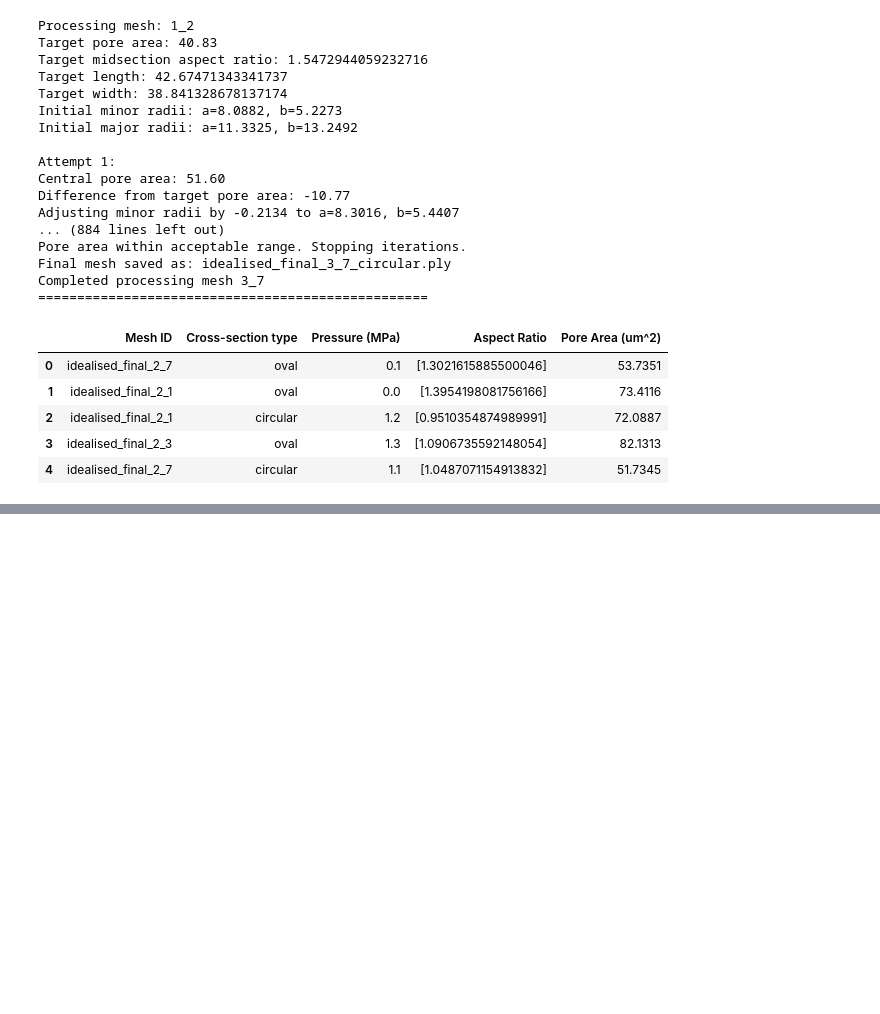
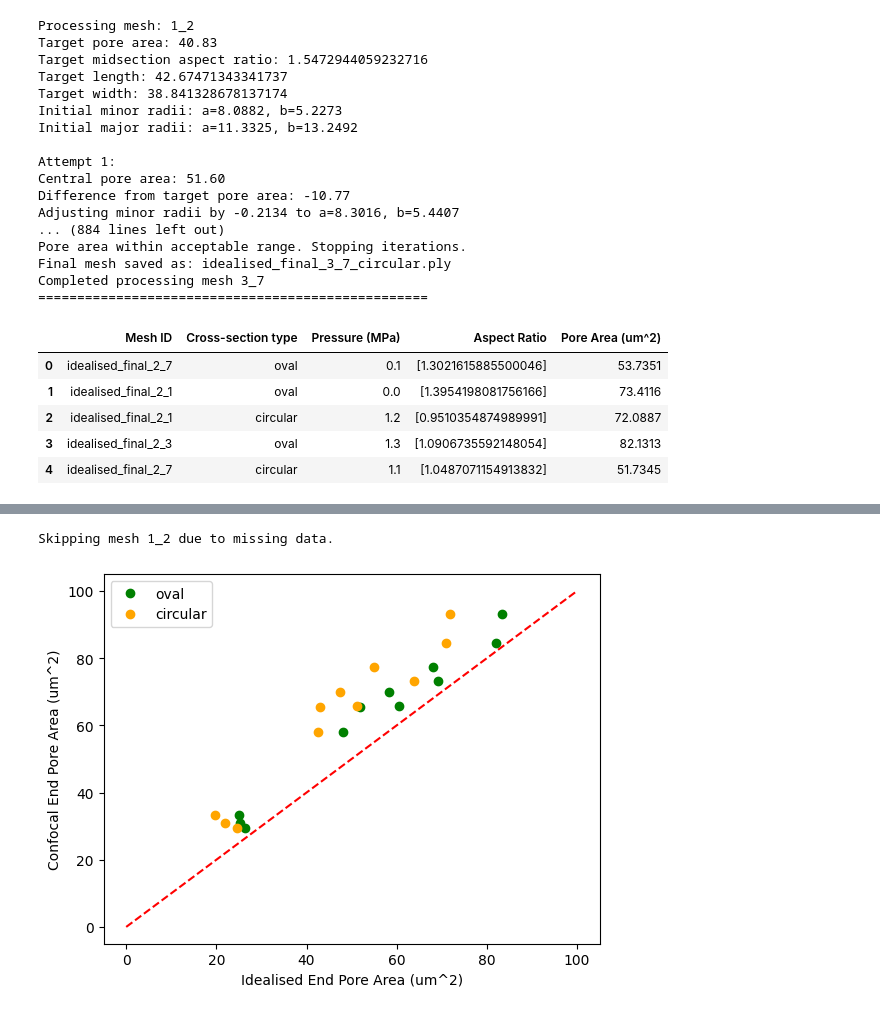
Before and after one commit to mtomtom/onion-stomatal-geometry, a Jupyter notebook: output/single_mesh_pipeline.ipynb, the cells around one changed output, grey strips where cells are left out. Saved outputs shown, nothing was run; the diff lists cells and outputs as text; code cells hidden in the pictures; blank space fills up the shorter version.

Commit message:
Missing cells

```diff
--- a/output/single_mesh_pipeline.ipynb
+++ b/output/single_mesh_pipeline.ipynb
@@ -393 +385,33 @@ Idealised oval pore area change: 1.6015896120494544
+# %%
+for mesh in chosen_mesh:
+    idealised_oval = df_idealised[(df_idealised["Mesh ID"].str.contains(mesh)) & (df_idealised["Cross-section type"] == "oval")]
+    idealised_circular = df_idealised[(df_idealised["Mesh ID"].str.contains(mesh)) & (df_idealised["Cross-section type"] == "circular")]
+    mesh_data_confocal = df_full[df_full["Mesh ID"].str.contains(mesh)]
+    if idealised_oval.empty or mesh_data_confocal.empty:
+        print(f"Skipping mesh {mesh} due to missing data.")
+        continue
+    idealised_oval_start = idealised_oval[idealised_oval["Pressure (MPa)"] == 0.0]
+    idealised_circular_start = idealised_circular[idealised_circular["Pressure (MPa)"] == 0.0]
+    mesh_data_confocal_start = mesh_data_confocal[mesh_data_confocal["Pressure"] == 0.0]
+    idealised_oval_end = idealised_oval[idealised_oval["Pressure (MPa)"] == idealised_oval["Pressure (MPa)"].max()]
+    idealised_circular_end = idealised_circular[idealised_circular["Pressure (MPa)"] == idealised_circular["Pressure (MPa)"].max()]
+    mesh_data_confocal_end = mesh_data_confocal[mesh_data_confocal["Pressure"] == mesh_data_confocal["Pressure"].max()]
+
+    plt.plot(idealised_oval_end["Pore Area (um^2)"], mesh_data_confocal_end["Pore Area"], 'o', label="oval", color=colours['simplified_oval'])
+    plt.plot(idealised_circular_end["Pore Area (um^2)"], mesh_data_confocal_end["Pore Area"], 'o', label="circular", color=colours['simplified_circular'])
+    ## Plot y=x in red
+
+
+    plt.xlabel("Idealised End Pore Area (um^2)")
+    plt.ylabel("Confocal End Pore Area (um^2)")
+plt.plot([0, 100], [0, 100], color='red', linestyle='--', label='y=x line')
+# Example: Restrict legend to the first two elements
+handles, labels = plt.gca().get_legend_handles_labels()  # Get all handles and labels
+plt.legend(handles[:2], labels[:2])  # Use only the first two elements
+
+plt.savefig("idealised_vs_confocal_pore_area_end.png", dpi=300)
+plt.show()
+# %% [output]
+Skipping mesh 1_2 due to missing data.
+[figure, added]
 # %%
```
Also changed, not shown: parts of 6 cells of this notebook.
